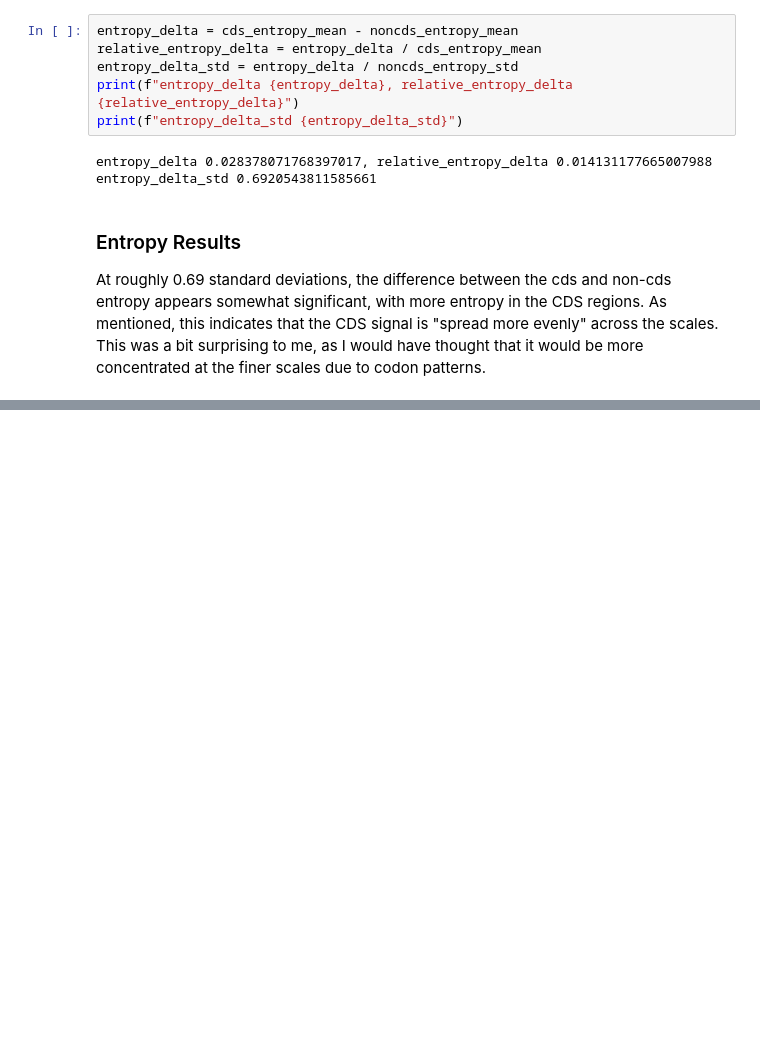
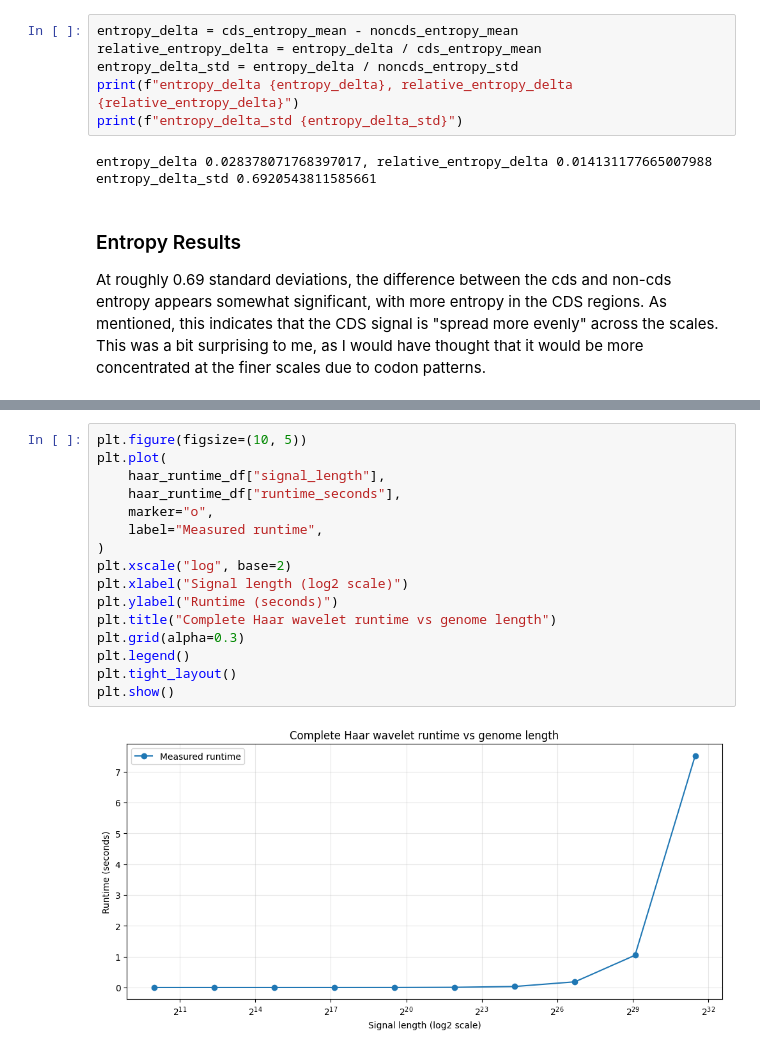
Before and after one commit to dpmcgonigle/applied-mathematics-5300-uml, a Jupyter notebook: wavelets_a_analysis.ipynb, the cells around one changed output, grey strips where cells are left out. Drawn from its saved outputs; the diff is of its cells as text; blank space fills up the shorter version.

```diff
--- a/wavelets_a_mcg.ipynb
+++ b/wavelets_a_analysis.ipynb
@@ -1276,0 +1493,18 @@ At roughly 0.69 standard deviations, the difference between the cds and non-cds
+# %%
+plt.figure(figsize=(10, 5))
+plt.plot(
+    haar_runtime_df["signal_length"],
+    haar_runtime_df["runtime_seconds"],
+    marker="o",
+    label="Measured runtime",
+)
+plt.xscale("log", base=2)
+plt.xlabel("Signal length (log2 scale)")
+plt.ylabel("Runtime (seconds)")
+plt.title("Complete Haar wavelet runtime vs genome length")
+plt.grid(alpha=0.3)
+plt.legend()
+plt.tight_layout()
+plt.show()
+# %% [output]
+[figure, added]
```
Also changed, not shown: parts of 6 cells of this notebook, 1 other file.
